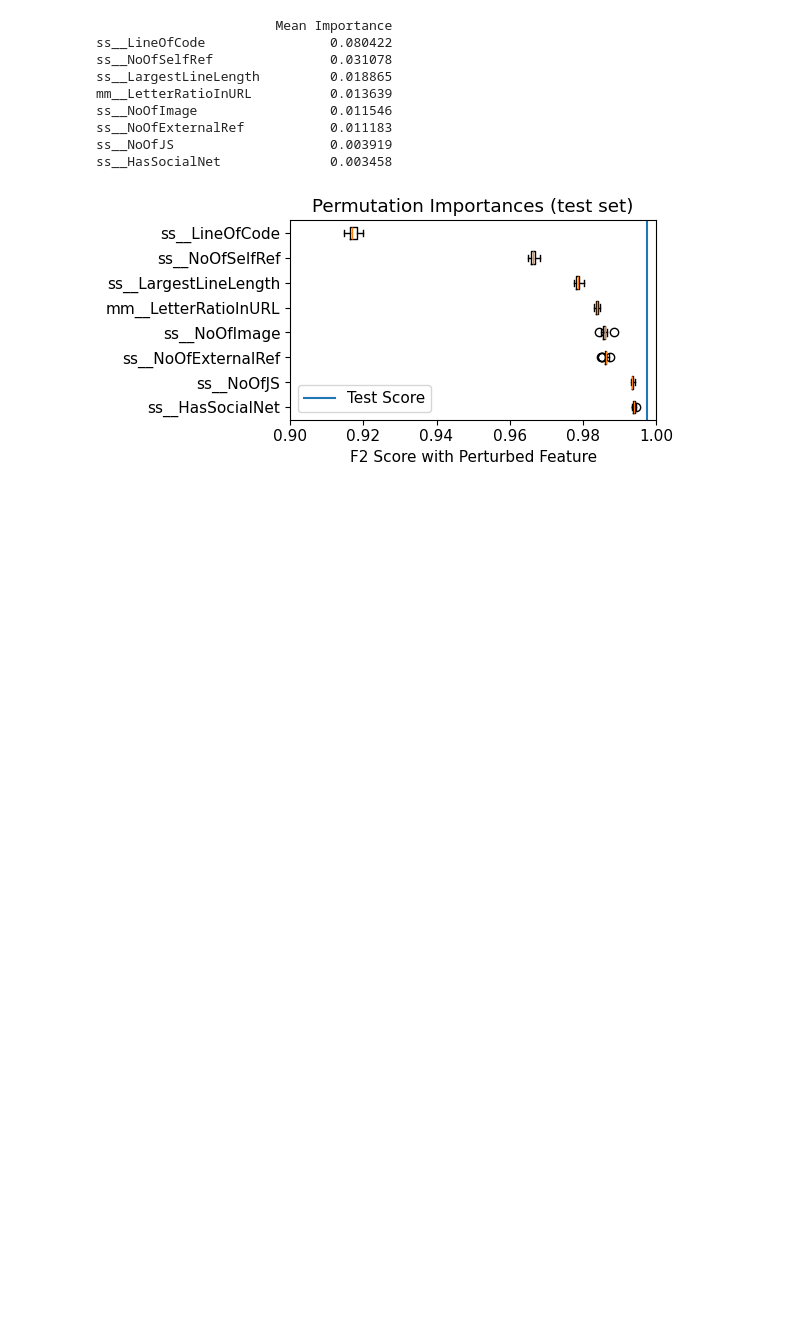
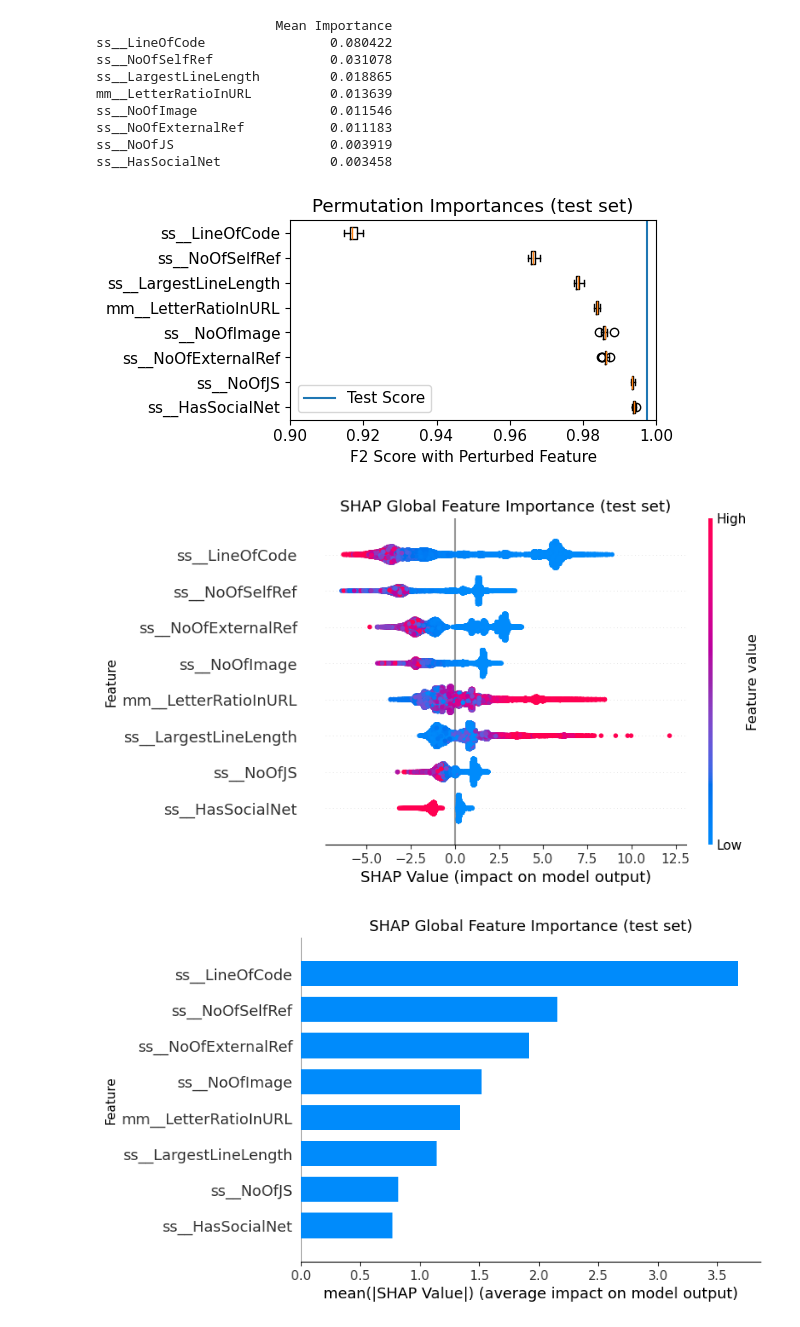
Before and after one commit to plestz/phishing_url_detection, a Jupyter notebook: src/analysis.ipynb, the cells around one changed output. Saved outputs shown, nothing was run; the diff lists cells and outputs as text; code cells hidden in the pictures; blank space fills up the shorter version.

Commit message:
feat: SHAP global feature importance

```diff
--- a/src/analysis.ipynb
+++ b/src/analysis.ipynb
@@ -150,3 +157,26 @@ ss__NoOfExternalRef           0.011183
 ss__NoOfJS                    0.003919
 ss__HasSocialNet              0.003458
 [figure]
+# %%
+# GLOBAL FEATURE IMPORTANCE 2
+
+xgbc_explainer = shap.TreeExplainer(xgbc_model_results['best_estimators'][best_xgbc_index])
+
+shap_values = xgbc_explainer.shap_values(xgbc_model_results['X_test_preprocessed'][best_xgbc_index])
+# %%
+shap.summary_plot(shap_values, xgbc_model_results['X_test_preprocessed'][best_xgbc_index], show = False)
+
+plt.xlabel('SHAP Value (impact on model output)')
+plt.ylabel('Feature')
+plt.title('SHAP Global Feature Importance (test set)')
+plt.show()
+
+shap.summary_plot(shap_values, xgbc_model_results['X_test_preprocessed'][best_xgbc_index], plot_type = 'bar', show = False)
+
+plt.xlabel('mean(|SHAP Value|) (average impact on model output)')
+plt.ylabel('Feature')
+plt.title('SHAP Global Feature Importance (test set)')
+plt.show()
+# %% [output]
+[figure, added]
+[figure, added]
```
Also changed, not shown: parts of 2 cells of this notebook.
